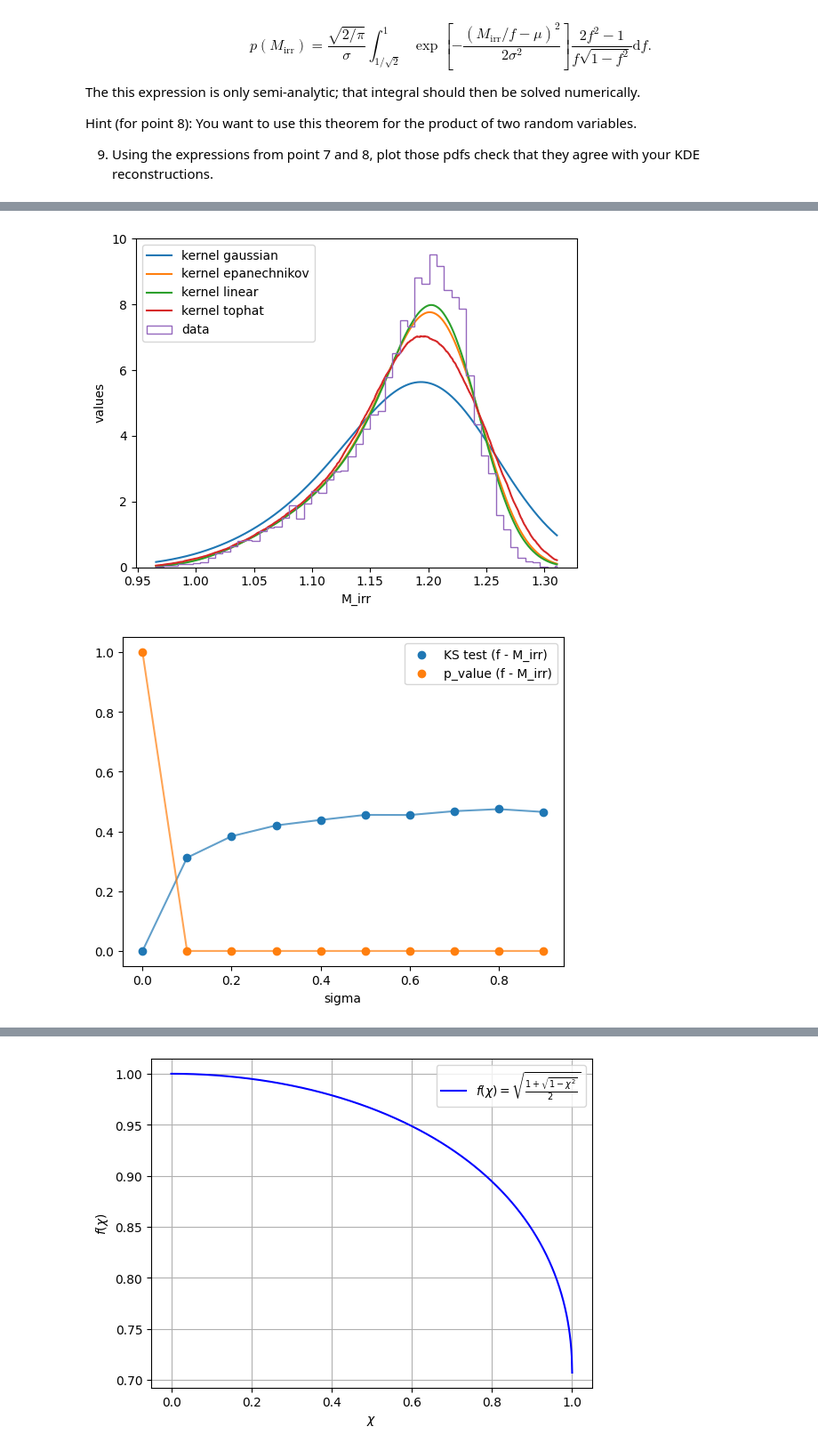
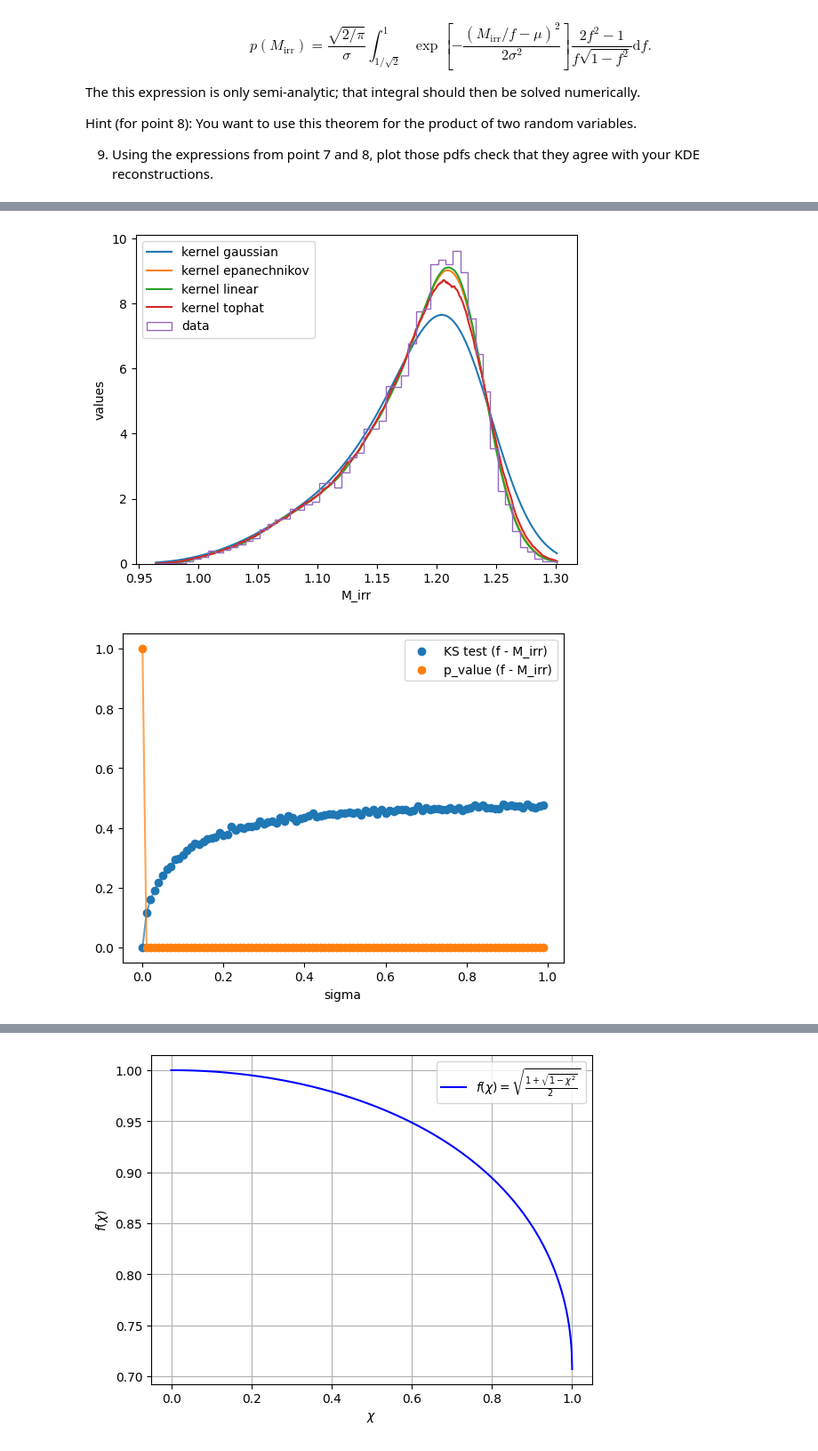
Before and after one commit to oblivion0218/ES_AstroStatistic, a Jupyter notebook: Riccardo_Bossi/lez 7/MassBH.ipynb, the cells around one changed output, grey strips where cells are left out. Shown at 89% size. Saved outputs shown, nothing was run; the diff lists cells and outputs as text; code cells hidden in the pictures.

```diff
--- a/Riccardo_Bossi/lez 7/MassBH.ipynb
+++ b/Riccardo_Bossi/lez 7/MassBH.ipynb
@@ -83,7 +90,7 @@ def kde (data, bandwidth, kernel):
     return np.exp(log_pdf)
 
 
-bandwidth = 0.05
+bandwidth = 0.025
 
 pdf = kde (M_irr, bandwidth, kernel = "gaussian")       # normal distribution density function
 pdf2 = kde (M_irr, bandwidth, kernel = "epanechnikov")  # parabolic with a fix support, more localized then the gaussian
@@ -95,13 +102,13 @@ plt.plot(xgrid,pdf2, label = "kernel epanechnikov")
 plt.plot(xgrid,pdf3, label = "kernel linear")
 plt.plot(xgrid,pdf4, label = "kernel tophat")
 
-plt.hist(M_irr, binsG, label = "data", density= True, histtype="step")
+plt.hist(M_irr, bins_num(M_irr), label = "data", density= True, histtype="step")
 plt.xlabel("M_irr")
 plt.ylabel("values")
 plt.legend()
 plt.show()
 # %% [output]
-[figure, old version]
+[figure, new version]
 # %%
 import scipy as sp
 
@@ -109,39 +116,39 @@ statistic = []
 p_value = []
 x = []
 
-for i in range(10) :
+for i in range(100) :
 
-    sigma =  i/10
+    sigma =  i/100   # 0, 0.01, 0.02, ..., 1
 
-    chi_1 = np.random.uniform(0,1,N)
+    chi = np.random.uniform(0,1,N)
     M = np.random.normal(mu, sigma, N)
 
     M_irr = M * np.sqrt(( 1+ np.sqrt(1-chi**2))/2)
     f = np.sqrt(( 1+ np.sqrt(1-chi**2))/2)
 
     statistic_i , p_value_i = sp.stats.ks_2samp(f , M_irr)
 
-    #kstest: it makes the KS test on a campion in respect of the distribution.
-    #ks_2samp: it's between two different distribution.
+    # kstest: it makes the KS test on a campion in respect of the distribution.
+    # ks_2samp: it's between two different distribution.
 
     statistic.append(statistic_i)
     p_value.append(p_value_i)
 
     x.append(sigma)
 
 
 plt.scatter(x,statistic, label = "KS test (f - M_irr)")
 plt.plot(x, statistic, linestyle="-", alpha=0.7)
 
 plt.scatter(x, p_value, label = "p_value (f - M_irr)")
 plt.plot(x, p_value, linestyle="-", alpha=0.7)
 
 plt.xlabel("sigma")
 
 plt.legend()
 plt.show()
 # %% [output]
-[figure, old version]
+[figure, new version]
 # %% [markdown]
 The KS test is designed to measure the maximum difference between two functions. <br>
 As shown in the graph above, in the limit of $\sigma = 0$ (i.e., a Dirac delta), $M$ is a constant equal to $\mu$, and the KS test returns a value of 0 with a p-value of 1. This indicates that the two functions are exactly the same.<br>
```
Also changed, not shown: parts of 6 cells of this notebook, 3 other files.
